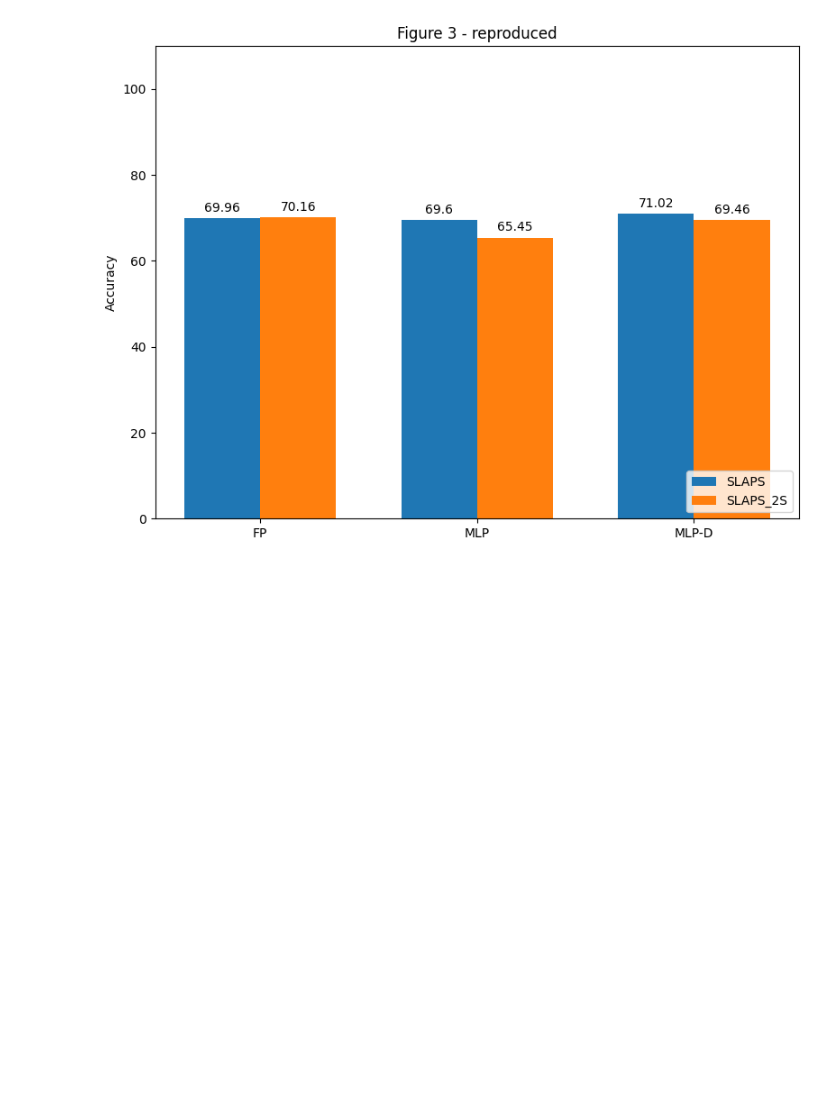
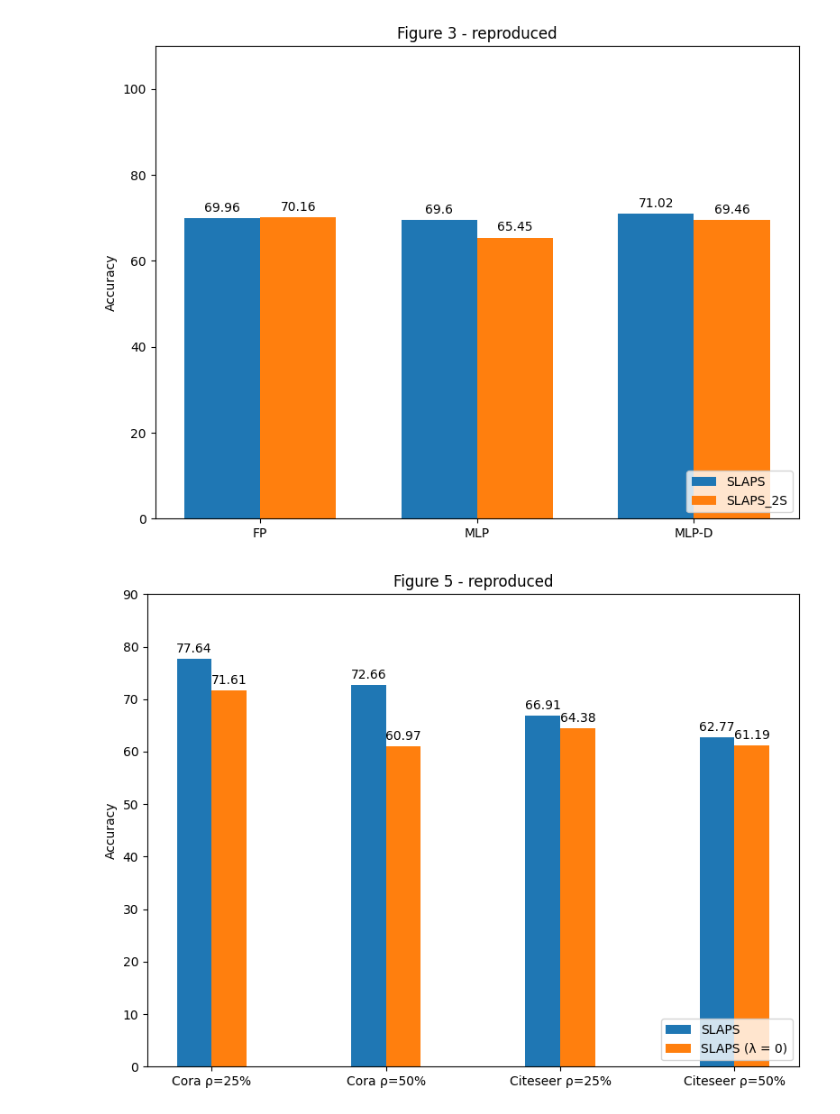
Before and after one commit to Okkers/SLAPS_repro, a Jupyter notebook: graphs.ipynb, the cells around one changed output. Cells and saved outputs as stored; diff of their text form; code cells hidden in the pictures; blank space fills up the shorter version.

Commit message:
Figure 5 reproduction

```diff
--- a/graphs.ipynb
+++ b/graphs.ipynb
@@ -118,3 +63,38 @@ plt.tight_layout()
 plt.savefig('figure_3.png')
 # %% [output]
 [figure]
+# %%
+import matplotlib.pyplot as plt
+import numpy as np
+
+slaps = {"Cora ρ=25%": 77.64, "Cora ρ=50%": 72.66, "Citeseer ρ=25%": 66.91, "Citeseer ρ=50%":62.77}
+slaps_lambda_0 = {"Cora ρ=25%": 71.61, "Cora ρ=50%": 60.97, "Citeseer ρ=25%": 64.38, "Citeseer ρ=50%":61.19}
+
+labels = list(slaps.keys())
+slaps_values = list(slaps.values())
+slaps_lambda_0_values = list(slaps_lambda_0.values())
+
+x = np.arange(len(labels))  # the label locations
+width = 0.20  # the width of the bars
+
+fig, ax = plt.subplots(figsize=(8, 6))
+rects1 = ax.bar(x - width/2, slaps_values, width, label='SLAPS')
+rects2 = ax.bar(x + width/2, slaps_lambda_0_values, width, label='SLAPS (λ = 0)')
+
+ax.set_ylabel('Accuracy')
+ax.set_title('Figure 5 - reproduced')
+ax.set_xticks(x)
+ax.set_xticklabels(labels)
+ax.legend(loc='lower right')
+
+
+ax.bar_label(rects1, padding=3)
+ax.bar_label(rects2, padding=3)
+
+ax.set_ylim(0, 90)
+
+plt.tight_layout()
+
+plt.savefig('figure_5.png')
+# %% [output]
+[figure, added]
```
Also changed, not shown: parts of 2 cells of this notebook, 3 other files.
